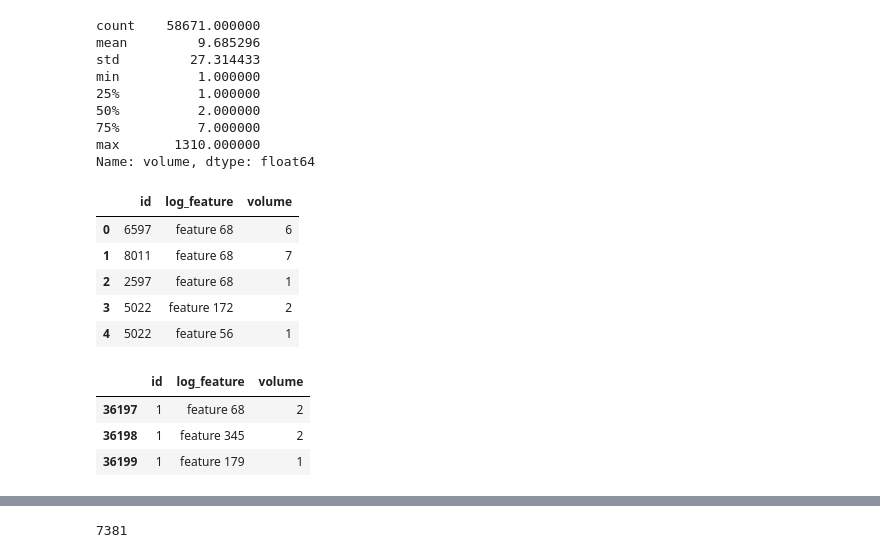
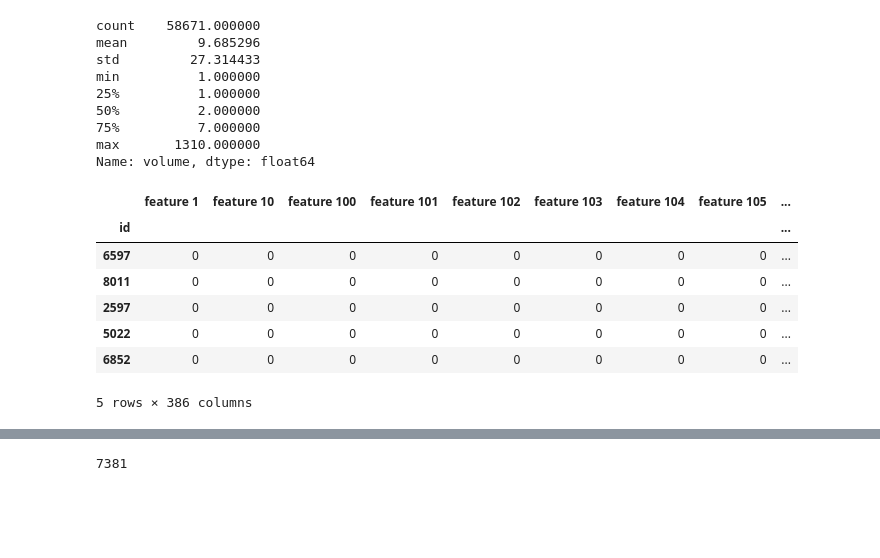
Before and after one commit to emmygold1/kaggle_proj, a Jupyter notebook: telstra/dataset_discovery.ipynb, the cells around one changed output, grey strips where cells are left out. Cells and saved outputs as stored; diff of their text form; code cells hidden in the pictures; blank space fills up the shorter version.

```diff
--- a/telstra/dataset_discovery.ipynb
+++ b/telstra/dataset_discovery.ipynb
@@ -207,5 +90,6 @@ logf.loc[(logf.loc[:, 'id'] == 1).values]
 # %%
-event_by_id = event.groupby('id')
+event_by_id = event.groupby('id', sort=False)
 # %%
-event_type = event_by_id['event_type'].apply(lambda x: x.tolist())
+event_agg = event_by_id['event_type'].apply(lambda x: x.tolist())
+event_bin = pd.DataFrame(mlb.fit_transform(event_agg.values), columns=mlb.classes_, index=event_agg.index)
 # %%
@@ -264,19 +150,19 @@ min          1.000000
 75%          7.000000
 max       1310.000000
 Name: volume, dtype: float64
+# %%
+logf_by_id = logf.groupby('id', sort=False)
+# %%
+logf_agg = logf_by_id['log_feature'].apply(lambda x: x.tolist())
+logf_bin = pd.DataFrame(mlb.fit_transform(logf_agg.values), columns=mlb.classes_, index=logf_agg.index)
 # %%
-logf.head()
+logf_bin.head()
 # %% [output]
-|  | id | log_feature | volume |
-| 0 | 6597 | feature 68 | 6 |
-| 1 | 8011 | feature 68 | 7 |
-| 2 | 2597 | feature 68 | 1 |
-| 3 | 5022 | feature 172 | 2 |
-| 4 | 5022 | feature 56 | 1 |
+|  | feature 1 | feature 10 | feature 100 | feature 101 | feature 102 | feature 103 | feature 104 | feature 105 | ... |
+| id |  |  |  |  |  |  |  |  | ... |
+| 6597 | 0 | 0 | 0 | 0 | 0 | 0 | 0 | 0 | ... |
+| 8011 | 0 | 0 | 0 | 0 | 0 | 0 | 0 | 0 | ... |
+| 2597 | 0 | 0 | 0 | 0 | 0 | 0 | 0 | 0 | ... |
+| 5022 | 0 | 0 | 0 | 0 | 0 | 0 | 0 | 0 | ... |
+| 6852 | 0 | 0 | 0 | 0 | 0 | 0 | 0 | 0 | ... |
+5 rows × 386 columns
-# %%
-logf.loc[(logf.loc[:, 'id'] == 1).values]
-# %% [output]
-|  | id | log_feature | volume |
-| 36197 | 1 | feature 68 | 2 |
-| 36198 | 1 | feature 345 | 2 |
-| 36199 | 1 | feature 179 | 1 |
```
Also changed, not shown: parts of 64 cells of this notebook.
